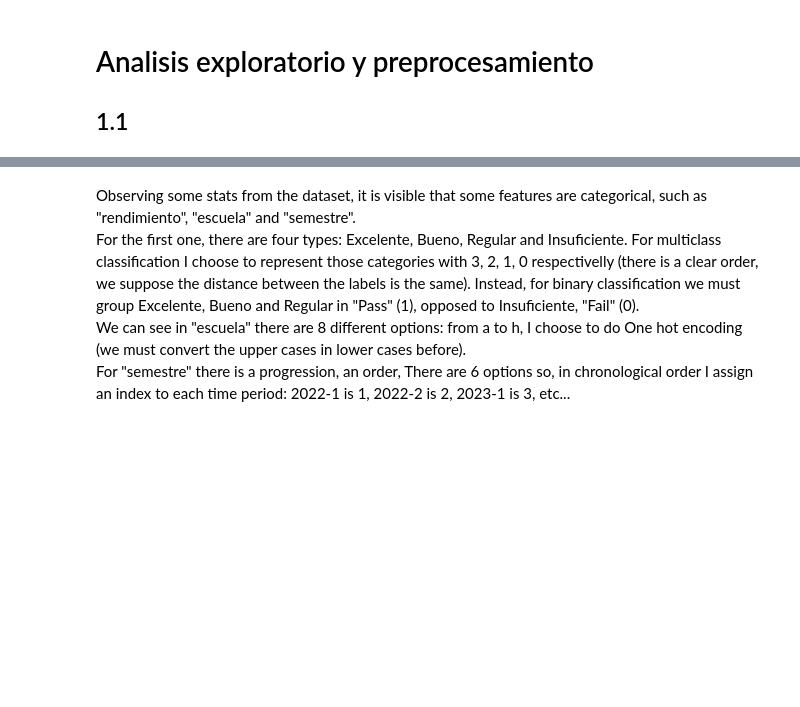
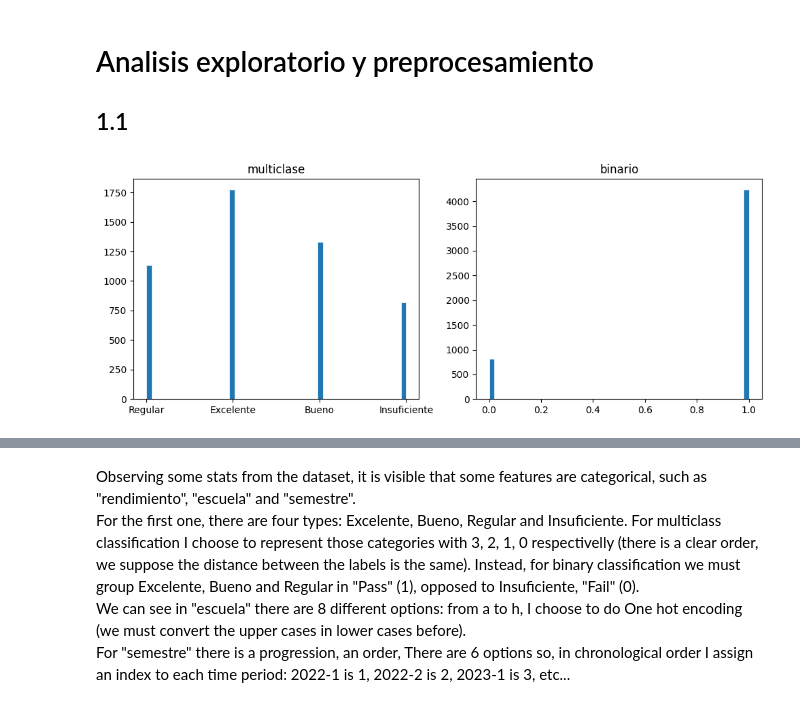
Before and after one commit to ClaraZb/TP2_ML, a Jupyter notebook: Entrega_TP2.ipynb, the cells around one changed output, grey strips where cells are left out. Cells and saved outputs as stored; diff of their text form; code cells hidden in the pictures; blank space fills up the shorter version.

```diff
--- a/Entrega_TP2.ipynb
+++ b/Entrega_TP2.ipynb
@@ -20,3 +21,42 @@ from src.preprocessing import fix_data
 # %%
 df_dev = pd.read_csv('data/raw/rendimiento_estudiantes_dev.csv')
 df_test = pd.read_csv('data/raw/rendimiento_estudiantes_test.csv')
+# %%
+#un poquito de preprocessing
+
+dict_performance_bin = {"Excelente": 1, "Bueno": 1, "Regular": 1, "Insuficiente": 0}
+dict_performance_mult = {"Excelente": 3, "Bueno": 2, "Regular": 1, "Insuficiente": 0}
+df_dev["rendimiento_bin"] = df_dev["rendimiento"].map(dict_performance_bin)
+df_dev["rendimiento_mult"] = df_dev["rendimiento"].map(dict_performance_mult)
+
+df_dev["escuela"] = df_dev["escuela"].str.upper()
+# %%
+def graficar_targets(lista1, lista2, titulo1, titulo2):
+    fig, axs = plt.subplots(1, 2, figsize=(10, 4))
+    axs[0].hist(lista1, bins=50, linewidth=0.5, edgecolor="white")
+    axs[0].set_title(titulo1)
+    axs[1].hist(lista2, bins=50, linewidth=0.5, edgecolor="white")
+    axs[1].set_title(titulo2)
+    plt.tight_layout()
+    plt.show()
+
+def graficar(df, features_list):
+    rows = len(features_list) // 3 #divido por 3 porque quiero 3 columnas
+    fig, axs = plt.subplots(rows, 3, figsize=(3 * 4, rows * 3))
+    axs = axs.flatten()
+
+    for i, feature in enumerate(features_list):
+        axs[i].hist(df[feature].dropna(), bins=30, edgecolor="white", linewidth=0.5)
+        axs[i].set_title(feature)
+
+    plt.tight_layout()
+    plt.show()
+
+
+graficar_targets(df_dev["rendimiento"], df_dev["rendimiento_bin"], "multiclase", "binario")
+features_graficar = ["horas_estudio", "asistencia", "nota_previa", "horas_sueno", "participacion",
+                    "horas_extracurricular", "acceso_internet", "distancia_escuela_km",
+                     "nivel_socioeconomico", "tamano_clase", "escuela", "semestre"]
+#graficar(df_dev, features_graficar)
+# %% [output]
+[figure, added]
```
Also changed, not shown: parts of 9 cells of this notebook, 2 other files.
